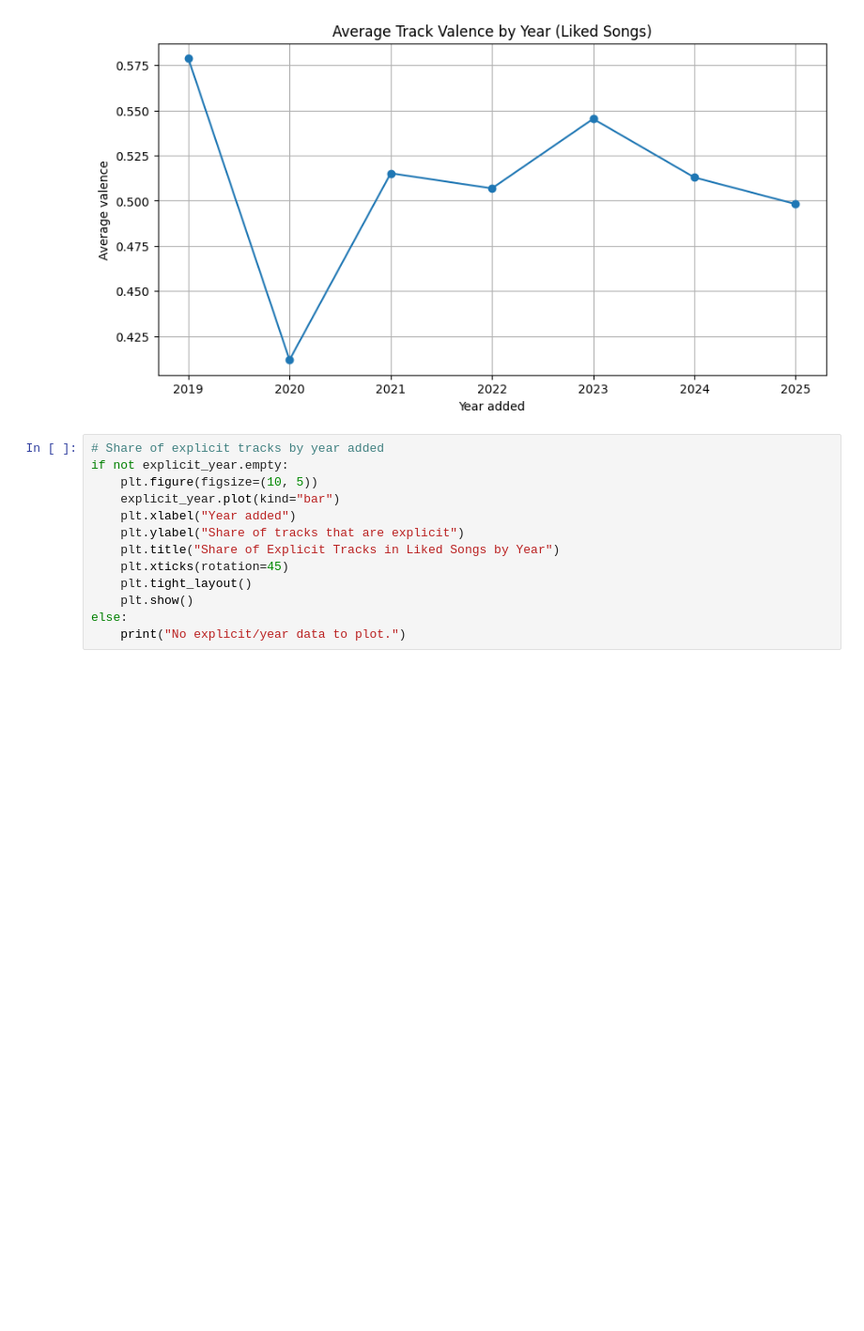
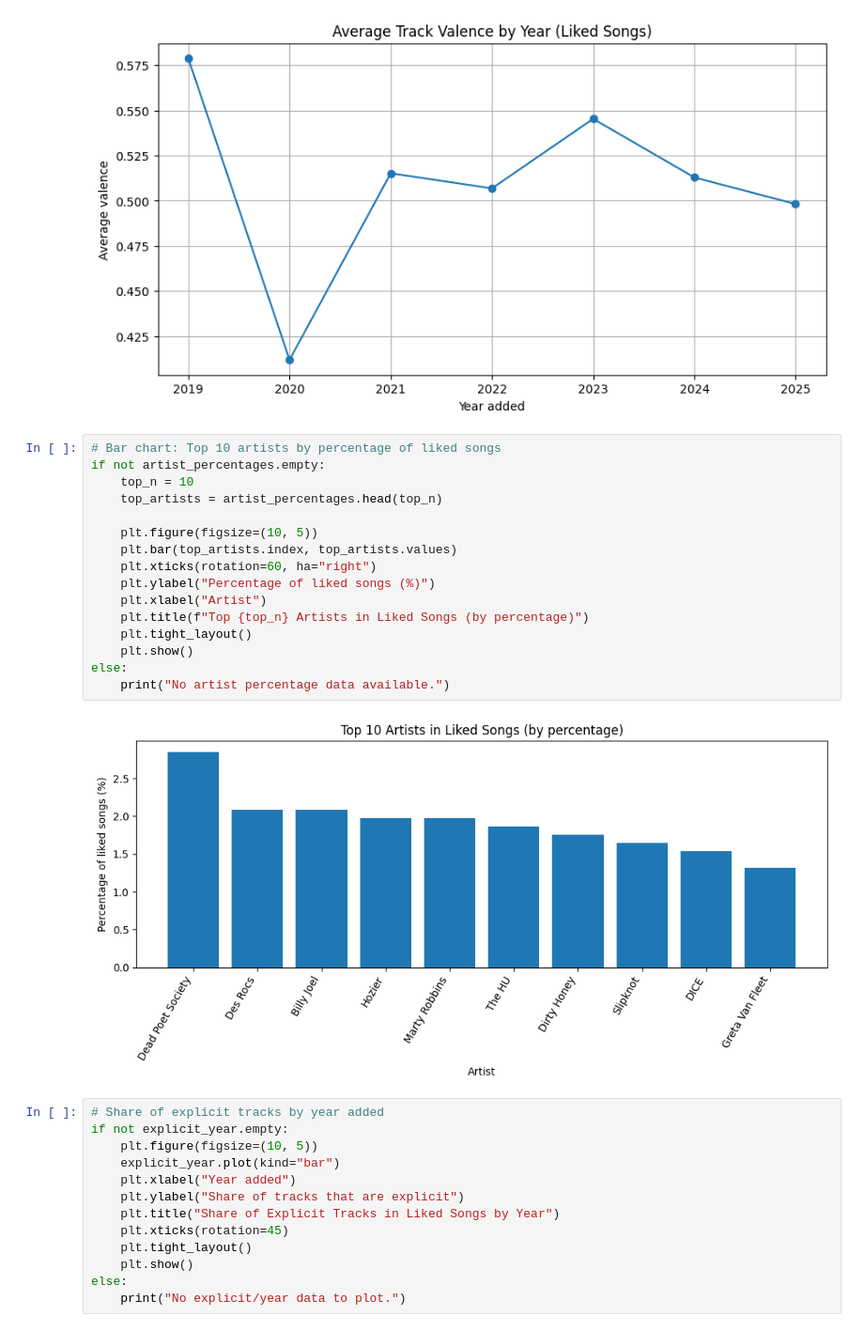
Before and after one commit to TMM1003/CSC105_Final_Project, a Jupyter notebook: song_analysis.ipynb, the cells around one changed output. Shown at 94% size. Cells and saved outputs as stored; diff of their text form; blank space fills up the shorter version.

```diff
--- a/song_analysis.ipynb
+++ b/song_analysis.ipynb
@@ -385,6 +466,24 @@ else:
     print("No valence/year data to plot.")
 # %% [output]
 [figure]
+# %%
+# Bar chart: Top 10 artists by percentage of liked songs
+if not artist_percentages.empty:
+    top_n = 10
+    top_artists = artist_percentages.head(top_n)
+
+    plt.figure(figsize=(10, 5))
+    plt.bar(top_artists.index, top_artists.values)
+    plt.xticks(rotation=60, ha="right")
+    plt.ylabel("Percentage of liked songs (%)")
+    plt.xlabel("Artist")
+    plt.title(f"Top {top_n} Artists in Liked Songs (by percentage)")
+    plt.tight_layout()
+    plt.show()
+else:
+    print("No artist percentage data available.")
+# %% [output]
+[figure, added]
 # %%
 # Share of explicit tracks by year added
 if not explicit_year.empty:
```
Also changed, not shown: parts of 3 cells of this notebook, 1 other file.
